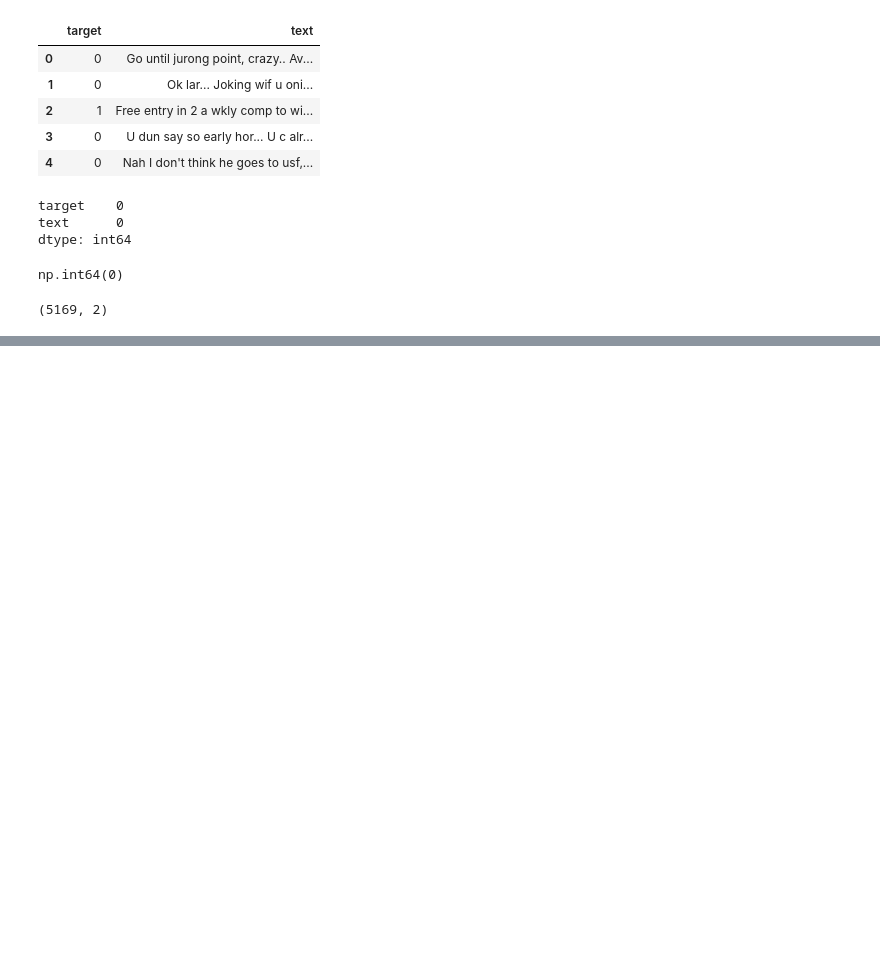
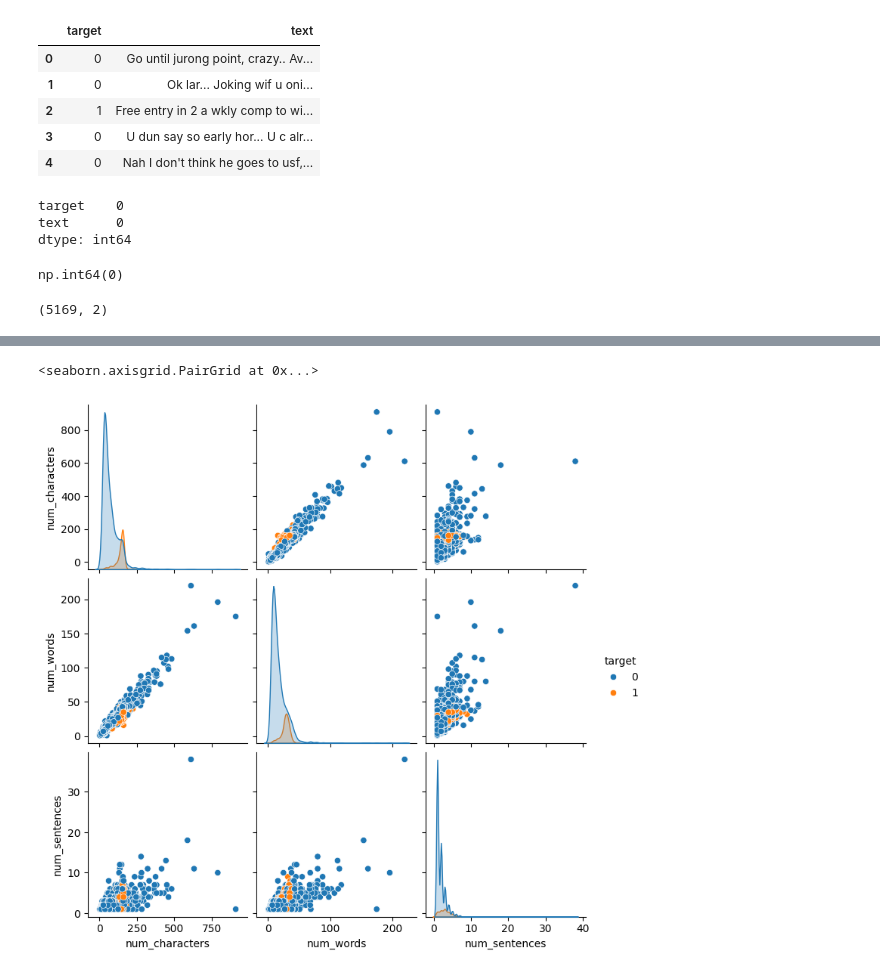
Before and after one commit to IbrahimBagwan1/ML-Project-Sms-Scam-Classify, a Jupyter notebook: notebook/CLASSIFY.ipynb, the cells around one changed output, grey strips where cells are left out. Cells and saved outputs as stored; diff of their text form; code cells hidden in the pictures; blank space fills up the shorter version.

```diff
--- a/notebook/CLASSIFY.ipynb
+++ b/notebook/CLASSIFY.ipynb
@@ -97,0 +227,5 @@ df.shape
+# %%
+sns.pairplot(df, hue='target')
+# %% [output]
+<seaborn.axisgrid.PairGrid at 0x...>
+[figure, added]
```
Also changed, not shown: parts of 25 cells of this notebook, 1 other file.
